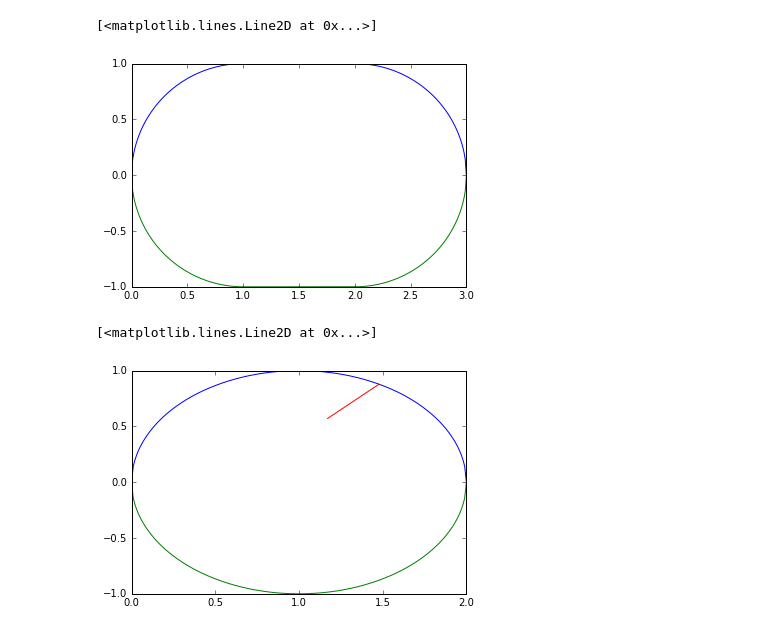
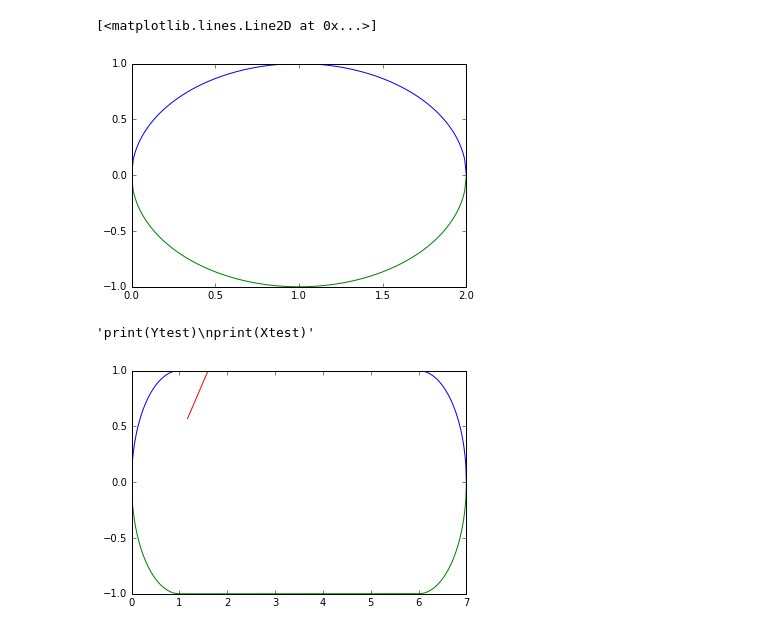
Before and after one commit to willmon16/Final_Project, a Jupyter notebook: Final_Project.ipynb, the cells around one changed output. Cells and saved outputs as stored; diff of their text form; code cells hidden in the pictures.

```diff
--- a/Final_Project.ipynb
+++ b/Final_Project.ipynb
@@ -96,6 +104,23 @@ def reflect(vi,n):
     return v_iperp,v_fperp,v_ipara,v_fpara
 # %%
 def stadiumtable(radius,alpha,order=1):
+    '''Return x and y values for a a stadium table with a width of two times
+    the radius and the two semicircles seperated by a length alpha
+
+    Argument:
+    R - Radius of semicircles at end of table (m)
+    alpha - length of rectangular portion of table (m)
+    order(optional) - determines type of table
+
+    Returns:
+    y_up - upper y values of the table
+    y_down - lower y values of the table
+    x - x values for the table
+
+    Examples:
+    >>> vi_perp_para(1,0,order=1)
+    Circle of Radius 1
+    '''
     x_end = 2*radius+alpha
     x = np.linspace(0,x_end,x_end*100)
     y_up = []
@@ -116,15 +141,33 @@ def stadiumtable(radius,alpha,order=1):
                 y_down.append(-1*(math.sqrt(radius-(inew-radius)**2)))
         return y_up,y_down,x
 
-yup,ydown,x = stadiumtable(1,1,order=1)
+yup,ydown,x = stadiumtable(1,0,order=1)
 
 plt.plot(x,yup)
 plt.plot(x,ydown)
 # %% [output]
 [<matplotlib.lines.Line2D at 0x...>]
-[figure, old version]
+[figure, new version]
 # %%
 def billiards(V,theta,Xi,Yi,R,alpha):
+    '''Return x and y points for a billiard ball rolling along a frictionless table
+    and bouncing off the walls. The ball is given initial conditions and based off
+    conditions moves chaotically about the table.
+
+    Argument:
+    V - inital velocity magnitude (m/s)
+    theta - inital angle of velocity from horizontal (rad)
+    Xi - initial x value (m)
+    Yi - initial y value (m)
+    R - Radius of semicircles at end of table (m)
+    alpha - length of rectangular portion of table (m)
+
+    Returns:
+    x_points - the x values of the ball over time
+    y_points - the y values of the ball over time
+
+    Examples:
+    '''
     Vy = math.sin(theta)*V
     Vx = math.cos(theta)*V
 
@@ -137,7 +180,7 @@ def billiards(V,theta,Xi,Yi,R,alpha):
         Xf = dt*Vx + Xi
         Yf = dt*Vy + Yi
 
-        if (dt == 0.1 or dt == 0.001):
+        if (dt == 0.1):
             if Xf > R and Xf < (R+alpha):
                 if abs(Yf) < R:
                     x_points.append(Xf)
@@ -145,9 +188,6 @@ def billiards(V,theta,Xi,Yi,R,alpha):
                     Xi = Xf
                     Yi = Yf
                     dt = 0.1
-
-                else:
-                    dt = 0.001
 
             elif Xf < R:
                 y = math.sqrt(R-(Xf-R)**2)
@@ -159,9 +199,6 @@ def billiards(V,theta,Xi,Yi,R,alpha):
                     Yi = Yf
                     dt = 0.1
 
-                else:
-                    dt = 0.001
-
             elif Xf > (R+alpha) and Xf < (2*R+alpha):
                 y = math.sqrt(R-((Xf-alpha)-R)**2)
 
@@ -172,12 +209,7 @@ def billiards(V,theta,Xi,Yi,R,alpha):
                     Yi = Yf
                     dt = 0.1
 
-                else:
-                    dt = 0.001
-            else:
-                dt = 0.001
-        else:
-            if Xf > R and Xf < (R+alpha):
+            elif Xf > R and Xf < (R+alpha):
                     if abs(Yf) > R:
                         x_points.append(Xf)
                         y_points.append(Yf)
@@ -243,17 +275,17 @@ def billiards(V,theta,Xi,Yi,R,alpha):
                     Xi = Xf
                     Yi = Yf
                     dt = 0.1
-            else:
-                dt = 0.001
 
     return x_points,y_points
 # %%
-Xtest,Ytest = billiards(1,math.pi/4,1.1,0.5,1,0)
-yup,ydown,x = stadiumtable(1,0,order=1)
+Xtest,Ytest = billiards(1,math.pi/4,1.1,0.5,1,5)
+yup,ydown,x = stadiumtable(1,5,order=1)
 
 plt.plot(x,yup)
 plt.plot(x,ydown)
 plt.plot(Xtest,Ytest)
+'''print(Ytest)
+print(Xtest)'''
 # %% [output]
-[<matplotlib.lines.Line2D at 0x...>]
+'print(Ytest)\nprint(Xtest)'
-[figure, old version]
+[figure, new version]
```
Also changed, not shown: parts of 2 cells of this notebook.
